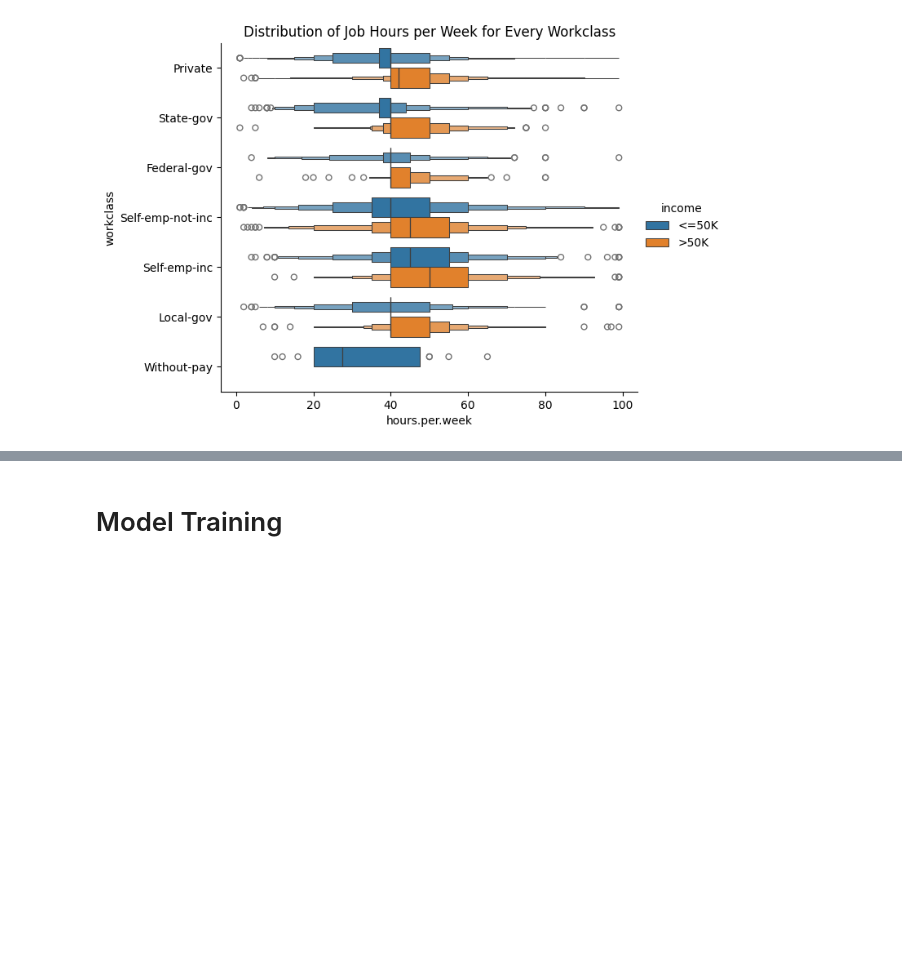
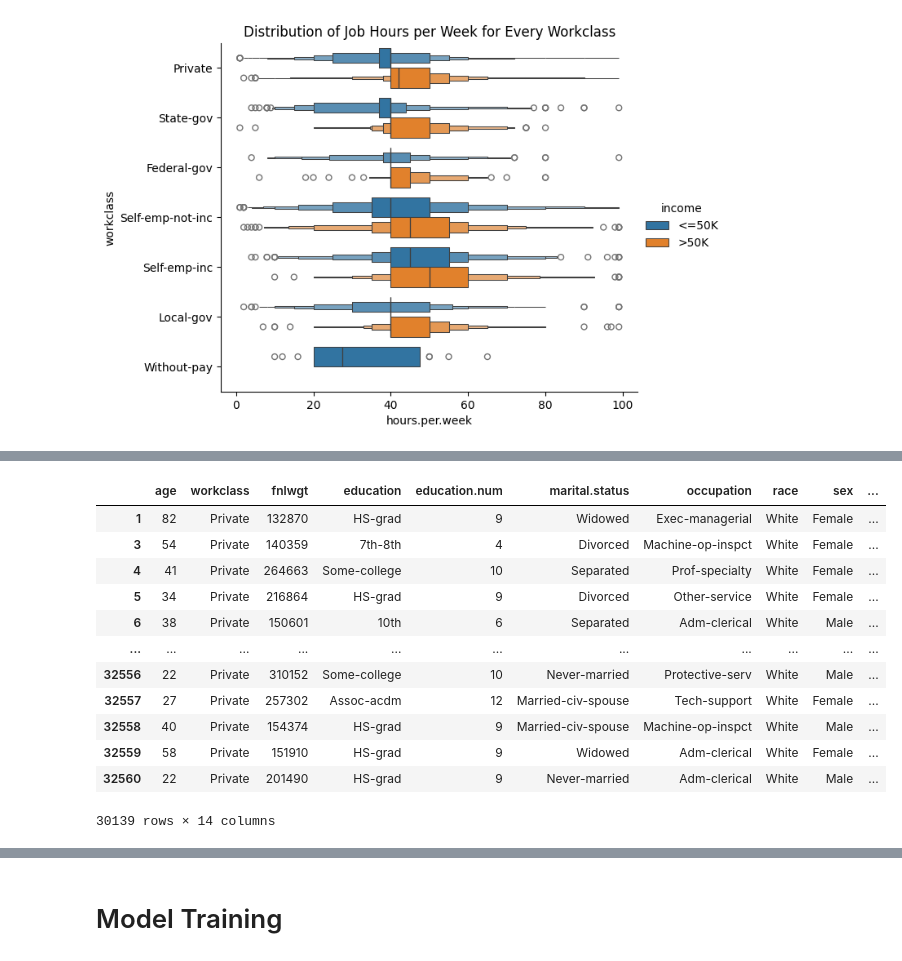
Before and after one commit to FrienDotJava/adult-census-income, a Jupyter notebook: Classification.ipynb, the cells around one changed output, grey strips where cells are left out. Drawn from its saved outputs; the diff is of its cells as text; code cells hidden in the pictures; blank space fills up the shorter version.

```diff
--- a/Classification.ipynb
+++ b/Classification.ipynb
@@ -554,0 +566,4 @@ plt.show()
+# %%
+df_cleaned['income'] = df_cleaned['income'].replace(['<=50K','>50K'], [0,1])
+
+df_cleaned.head()
@@ -554,0 +577,16 @@ plt.show()
+# %%
+df_cleaned
+# %% [output]
+|  | age | workclass | fnlwgt | education | education.num | marital.status | occupation | race | sex | ... |
+| 1 | 82 | Private | 132870 | HS-grad | 9 | Widowed | Exec-managerial | White | Female | ... |
+| 3 | 54 | Private | 140359 | 7th-8th | 4 | Divorced | Machine-op-inspct | White | Female | ... |
+| 4 | 41 | Private | 264663 | Some-college | 10 | Separated | Prof-specialty | White | Female | ... |
+| 5 | 34 | Private | 216864 | HS-grad | 9 | Divorced | Other-service | White | Female | ... |
+| 6 | 38 | Private | 150601 | 10th | 6 | Separated | Adm-clerical | White | Male | ... |
+| ... | ... | ... | ... | ... | ... | ... | ... | ... | ... | ... |
+| 32556 | 22 | Private | 310152 | Some-college | 10 | Never-married | Protective-serv | White | Male | ... |
+| 32557 | 27 | Private | 257302 | Assoc-acdm | 12 | Married-civ-spouse | Tech-support | White | Female | ... |
+| 32558 | 40 | Private | 154374 | HS-grad | 9 | Married-civ-spouse | Machine-op-inspct | White | Male | ... |
+| 32559 | 58 | Private | 151910 | HS-grad | 9 | Widowed | Adm-clerical | White | Female | ... |
+| 32560 | 22 | Private | 201490 | HS-grad | 9 | Never-married | Adm-clerical | White | Male | ... |
+30139 rows × 14 columns
```
Also changed, not shown: parts of 37 cells of this notebook, 2 other files.
